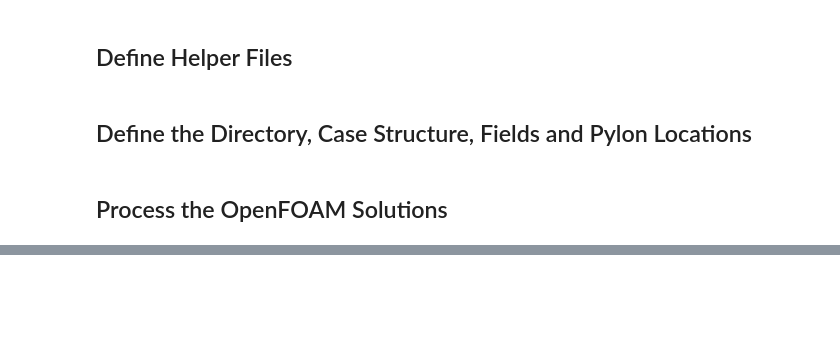
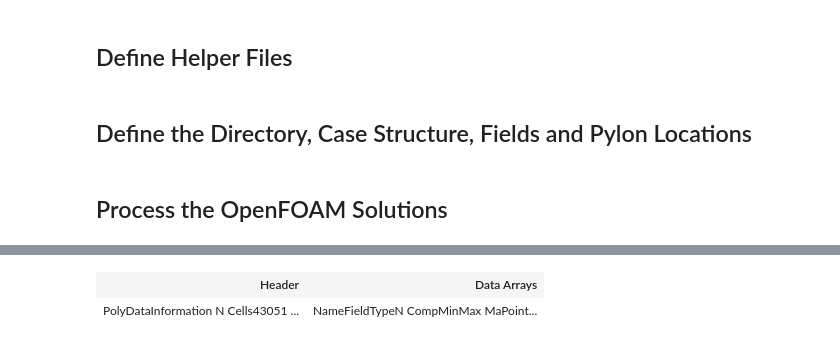
Before and after one commit to jrobrien91/dissertation, a Jupyter notebook: notebooks/CFD/pyvista-create-figures.ipynb, the cells around one changed output, grey strips where cells are left out. Saved outputs shown, nothing was run; the diff lists cells and outputs as text; code cells hidden in the pictures; blank space fills up the shorter version.

```diff
--- a/notebooks/CFD/pyvista-create-figures.ipynb
+++ b/notebooks/CFD/pyvista-create-figures.ipynb
@@ -151,5 +173,16 @@ def plot_field(ndir,
         # Save the figure
         pt.save_graphic(nout, raster=True)
 
+    # Make two points to construct the line between
+    A = [13, nfile['pylon'][1], nfile['pylon'][2]]
+    B = [13.922, nfile['pylon'][1], nfile['pylon'][2]]
+
+    # Preview how this line intersects this mesh
+    line = pv.Line(A, B)
+    pt.add_mesh(line, color="white", line_width=10)
+
     # Display the figure
     pt.show()
+
+    # Free up some memory
+    del internal, p3_slice, contours, boundaries, pt
@@ -186,0 +274,5 @@ Widget(value="<iframe src='http://localhost:53791/index.html?ui=P_0x31d2e5520_15
+# %%
+p3_slice
+# %% [output]
+| Header | Data Arrays |
+| PolyDataInformation N Cells43051 ... | NameFieldTypeN CompMinMax MaPoint... |
```
Also changed, not shown: parts of 17 cells of this notebook.
